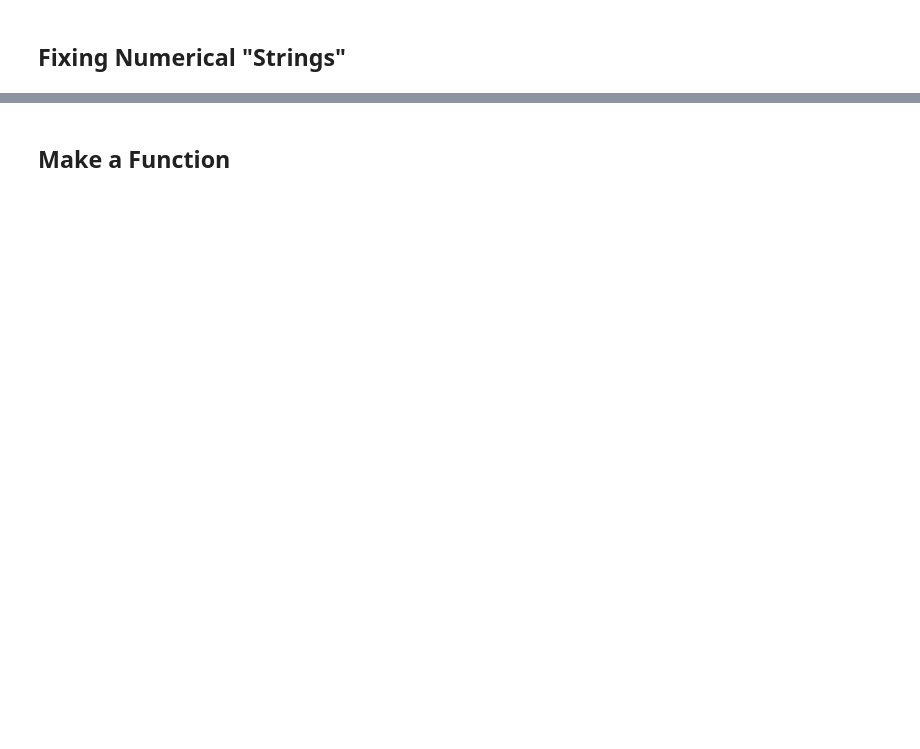
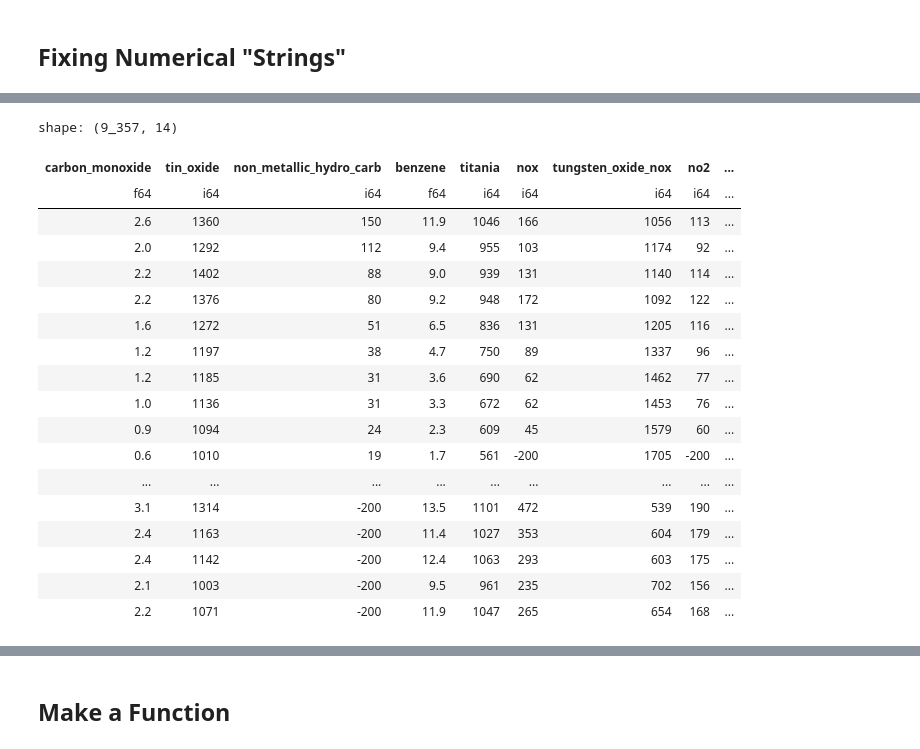
Before and after one commit to thecircuitproject/data-science-jumpstart-with-10-projects-course, a Jupyter notebook: notebooks/06-TimeSeries.ipynb, the cells around one changed output, grey strips where cells are left out. Cells and saved outputs as stored; diff of their text form; code cells hidden in the pictures; blank space fills up the shorter version.

```diff
--- a/notebooks/06-TimeSeries.ipynb
+++ b/notebooks/06-TimeSeries.ipynb
@@ -219,3 +544,58 @@ df['Unnamed: 16'].value_counts()
+# %%
+(df_pl
+ .filter(~pl.all_horizontal(pl.all().is_null()))
+ .with_columns(
+     date=pl.col("Date") + " " + pl.col("Time").str.replace_all(r"\.", ":")
+ )
+ .with_columns(
+     date=pl.col("date").str.to_datetime()
+ )
+ .rename(
+     {
+         "CO(GT)": "carbon_monoxide",
+         "PT08.S1(CO)": "tin_oxide",
+         "NMHC(GT)": "non_metallic_hydro_carb",
+         "C6H6(GT)": "benzene",
+         "PT08.S2(NMHC)": "titania",
+         "NOx(GT)": "nox",
+         "PT08.S3(NOx)": "tungsten_oxide_nox",
+         "NO2(GT)": "no2",
+         "PT08.S4(NO2)": "tungsten_oxide_no2",
+         "PT08.S5(O3)": "indium_oxide",
+         "T": "temp",
+         "RH": "rel_humid",
+         "AH": "abs_humid",
+        }
+ )
+ .select(['carbon_monoxide', 'tin_oxide',
+       'non_metallic_hydro_carb', 'benzene', 'titania', 'nox',
+       'tungsten_oxide_nox', 'no2', 'tungsten_oxide_no2', 'indium_oxide',
+       'temp', 'rel_humid', 'abs_humid', 'date'])
+ .with_columns(
+     **{col: pl.col(col).str.replace(r"\,", ".").cast(pl.Float64)
+        for col in ['carbon_monoxide', 'benzene', 'temp', 'rel_humid', 'abs_humid']}
+ )
+)
+# %% [output]
+shape: (9_357, 14)
+| carbon_monoxide | tin_oxide | non_metallic_hydro_carb | benzene | titania | nox | tungsten_oxide_nox | no2 | ... |
+| f64 | i64 | i64 | f64 | i64 | i64 | i64 | i64 | ... |
+| 2.6 | 1360 | 150 | 11.9 | 1046 | 166 | 1056 | 113 | ... |
+| 2.0 | 1292 | 112 | 9.4 | 955 | 103 | 1174 | 92 | ... |
+| 2.2 | 1402 | 88 | 9.0 | 939 | 131 | 1140 | 114 | ... |
+| 2.2 | 1376 | 80 | 9.2 | 948 | 172 | 1092 | 122 | ... |
+| 1.6 | 1272 | 51 | 6.5 | 836 | 131 | 1205 | 116 | ... |
+| 1.2 | 1197 | 38 | 4.7 | 750 | 89 | 1337 | 96 | ... |
+| 1.2 | 1185 | 31 | 3.6 | 690 | 62 | 1462 | 77 | ... |
+| 1.0 | 1136 | 31 | 3.3 | 672 | 62 | 1453 | 76 | ... |
+| 0.9 | 1094 | 24 | 2.3 | 609 | 45 | 1579 | 60 | ... |
+| 0.6 | 1010 | 19 | 1.7 | 561 | -200 | 1705 | -200 | ... |
+| ... | ... | ... | ... | ... | ... | ... | ... | ... |
+| 3.1 | 1314 | -200 | 13.5 | 1101 | 472 | 539 | 190 | ... |
+| 2.4 | 1163 | -200 | 11.4 | 1027 | 353 | 604 | 179 | ... |
+| 2.4 | 1142 | -200 | 12.4 | 1063 | 293 | 603 | 175 | ... |
+| 2.1 | 1003 | -200 | 9.5 | 961 | 235 | 702 | 156 | ... |
+| 2.2 | 1071 | -200 | 11.9 | 1047 | 265 | 654 | 168 | ... |
 # %%
 (df
  .loc[df.isna().sum(axis='columns') < 17]
```
Also changed, not shown: parts of 84 cells of this notebook.
